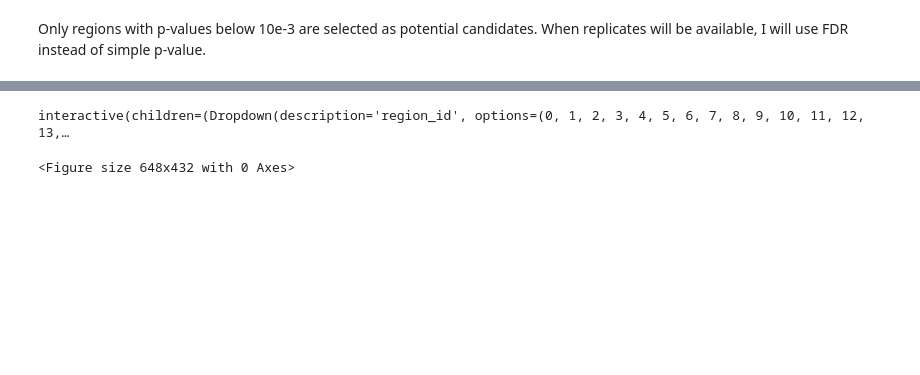
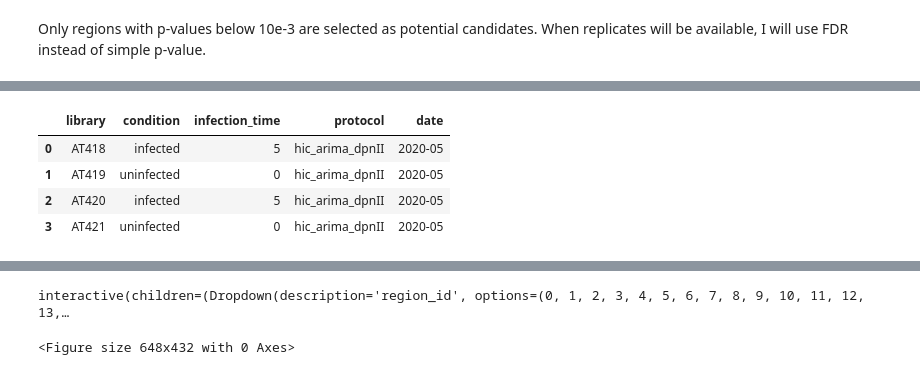
Before and after one commit to cmdoret/Acastellanii_legionella_infection, a Jupyter notebook: docs/notebooks/differential_contacts_annot.ipynb, the cells around one changed output, grey strips where cells are left out. Drawn from its saved outputs; the diff is of its cells as text; code cells hidden in the pictures; blank space fills up the shorter version.

```diff
--- a/docs/notebooks/differential_contacts_annot.ipynb
+++ b/docs/notebooks/differential_contacts_annot.ipynb
@@ -156,3 +163,11 @@ diff_borders.head()
+# %%
+samples
+# %% [output]
+|  | library | condition | infection_time | protocol | date |
+| 0 | AT418 | infected | 5 | hic_arima_dpnII | 2020-05 |
+| 1 | AT419 | uninfected | 0 | hic_arima_dpnII | 2020-05 |
+| 2 | AT420 | infected | 5 | hic_arima_dpnII | 2020-05 |
+| 3 | AT421 | uninfected | 0 | hic_arima_dpnII | 2020-05 |
 # %%
 print(f"Keeping {diff_borders.shape[0]} borders and {diff_loops.shape[0]} loops with detectable change..")
 # %% [output]
```
Also changed, not shown: parts of 12 cells of this notebook, 5 other files.
